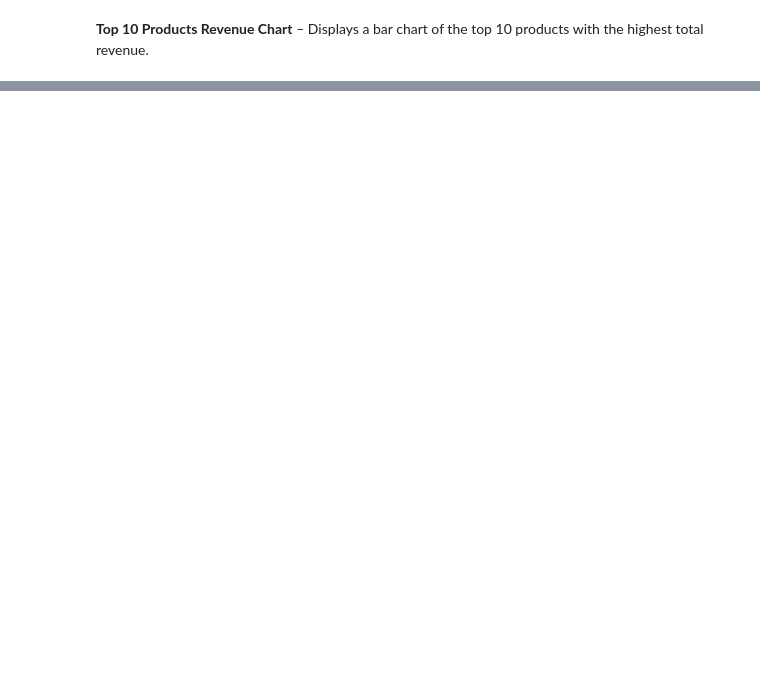
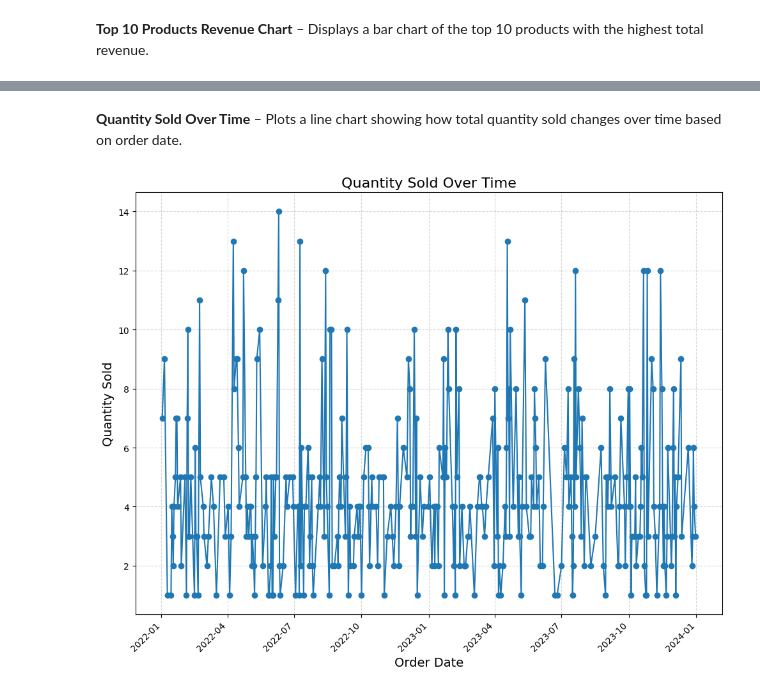
Before and after one commit to parmarriya195-dotcom/amazon-sales-analysis, a Jupyter notebook: notebooks/amazon_sales_analysis.ipynb, the cells around one changed output, grey strips where cells are left out. Cells and saved outputs as stored; diff of their text form; code cells hidden in the pictures; blank space fills up the shorter version.

```diff
--- a/notebooks/amazon_sales_analysis.ipynb
+++ b/notebooks/amazon_sales_analysis.ipynb
@@ -578,0 +285,23 @@ Key Insights:
+# %% [markdown]
+**Quantity Sold Over Time** – Plots a line chart showing how total quantity sold changes over time based on order date.
+# %%
+plt.figure(figsize=(10,8))
+
+data = df.groupby("order_date")["quantity_sold"].sum()
+
+data.plot(
+    marker='o',
+    linestyle='-'
+)
+
+plt.title("Quantity Sold Over Time", fontsize=16)
+plt.xlabel("Order Date", fontsize=14)
+plt.ylabel("Quantity Sold", fontsize=14)
+
+plt.xticks(rotation=45)
+plt.grid(True, linestyle='--', alpha=0.5)
+
+plt.tight_layout()
+plt.show()
+# %% [output]
+[figure, added]
```
Also changed, not shown: parts of 85 cells of this notebook.
